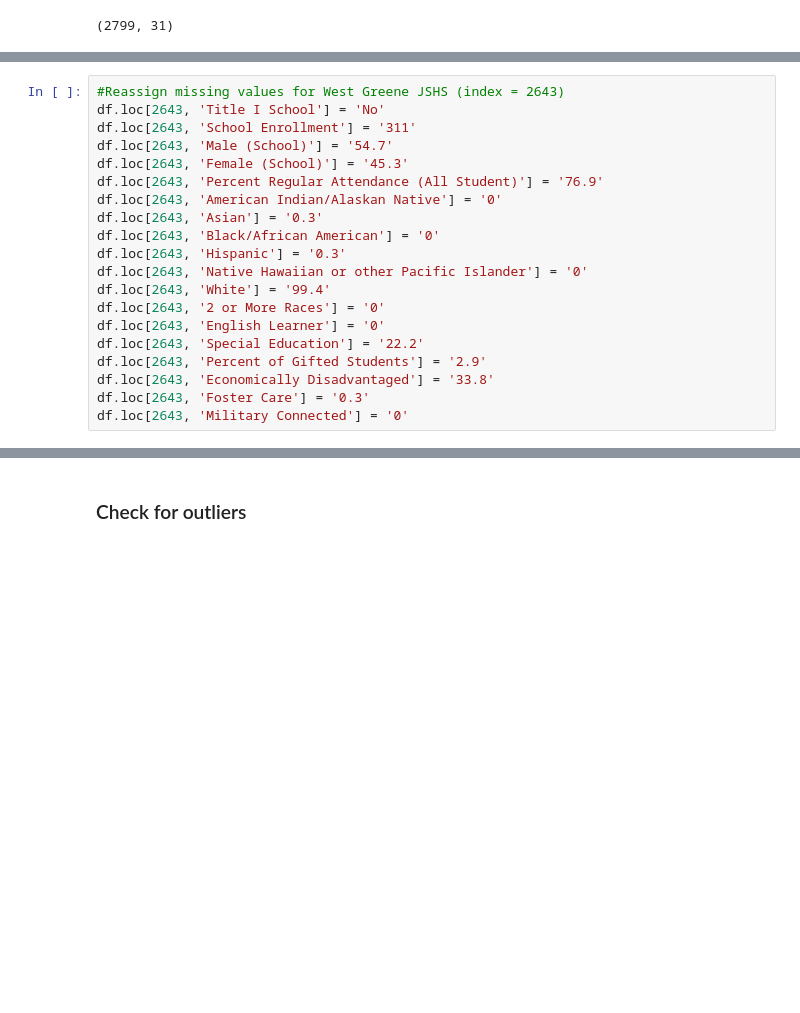
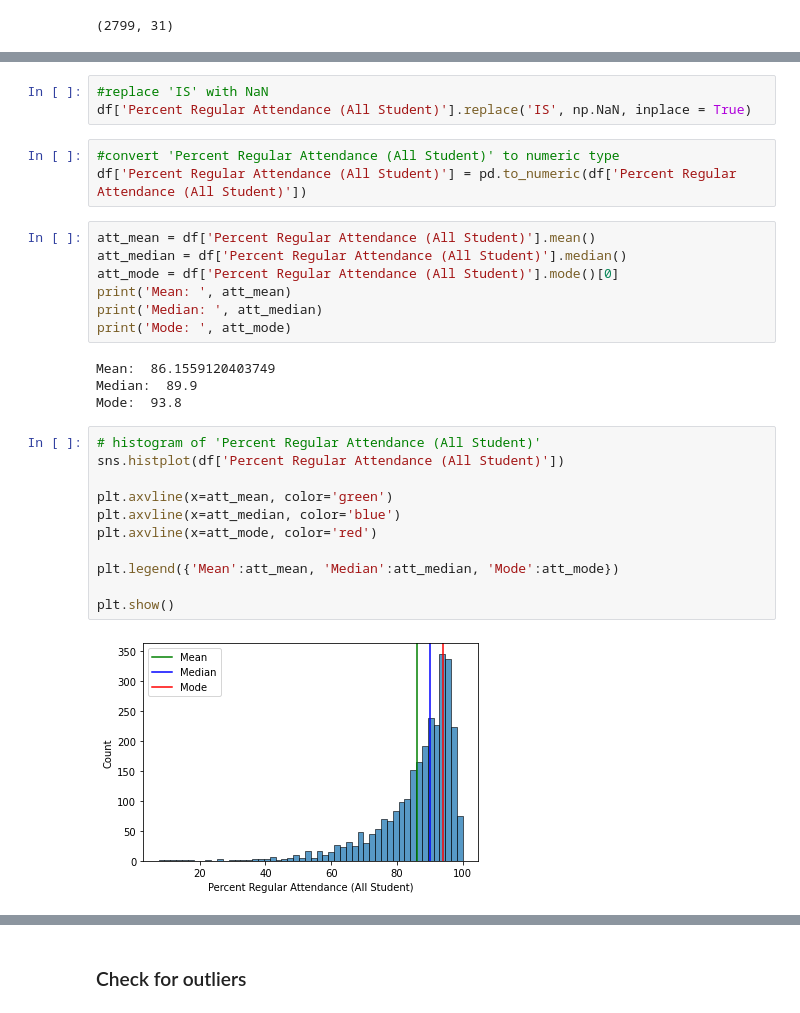
Before and after one commit to cchung106/Capstone-Three, a Jupyter notebook: Notebooks/01_data_wrangling.ipynb, the cells around one changed output, grey strips where cells are left out. Cells and saved outputs as stored; diff of their text form; blank space fills up the shorter version.

Commit message:
dealt with missing and invalid values, not finished

```diff
--- a/Notebooks/01_data_wrangling.ipynb
+++ b/Notebooks/01_data_wrangling.ipynb
@@ -767,20 +505,0 @@ Military Connected | 0
-# %%
-#Reassign missing values for West Greene JSHS (index = 2643)
-df.loc[2643, 'Title I School'] = 'No'
-df.loc[2643, 'School Enrollment'] = '311'
-df.loc[2643, 'Male (School)'] = '54.7'
-df.loc[2643, 'Female (School)'] = '45.3'
-df.loc[2643, 'Percent Regular Attendance (All Student)'] = '76.9'
-df.loc[2643, 'American Indian/Alaskan Native'] = '0'
-df.loc[2643, 'Asian'] = '0.3'
-df.loc[2643, 'Black/African American'] = '0'
-df.loc[2643, 'Hispanic'] = '0.3'
-df.loc[2643, 'Native Hawaiian or other Pacific Islander'] = '0'
-df.loc[2643, 'White'] = '99.4'
-df.loc[2643, '2 or More Races'] = '0'
-df.loc[2643, 'English Learner'] = '0'
-df.loc[2643, 'Special Education'] = '22.2'
-df.loc[2643, 'Percent of Gifted Students'] = '2.9'
-df.loc[2643, 'Economically Disadvantaged'] = '33.8'
-df.loc[2643, 'Foster Care'] = '0.3'
-df.loc[2643, 'Military Connected'] = '0'
@@ -793,0 +563,30 @@ df.isnull().sum()
+# %%
+#replace 'IS' with NaN
+df['Percent Regular Attendance (All Student)'].replace('IS', np.NaN, inplace = True)
+# %%
+#convert 'Percent Regular Attendance (All Student)' to numeric type
+df['Percent Regular Attendance (All Student)'] = pd.to_numeric(df['Percent Regular Attendance (All Student)'])
+# %%
+att_mean = df['Percent Regular Attendance (All Student)'].mean()
+att_median = df['Percent Regular Attendance (All Student)'].median()
+att_mode = df['Percent Regular Attendance (All Student)'].mode()[0]
+print('Mean: ', att_mean)
+print('Median: ', att_median)
+print('Mode: ', att_mode)
+# %% [output]
+Mean:  86.1559120403749
+Median:  89.9
+Mode:  93.8
+# %%
+# histogram of 'Percent Regular Attendance (All Student)'
+sns.histplot(df['Percent Regular Attendance (All Student)'])
+
+plt.axvline(x=att_mean, color='green')
+plt.axvline(x=att_median, color='blue')
+plt.axvline(x=att_mode, color='red')
+
+plt.legend({'Mean':att_mean, 'Median':att_median, 'Mode':att_mode})
+
+plt.show()
+# %% [output]
+[figure, added]
```
Also changed, not shown: parts of 58 cells of this notebook.
